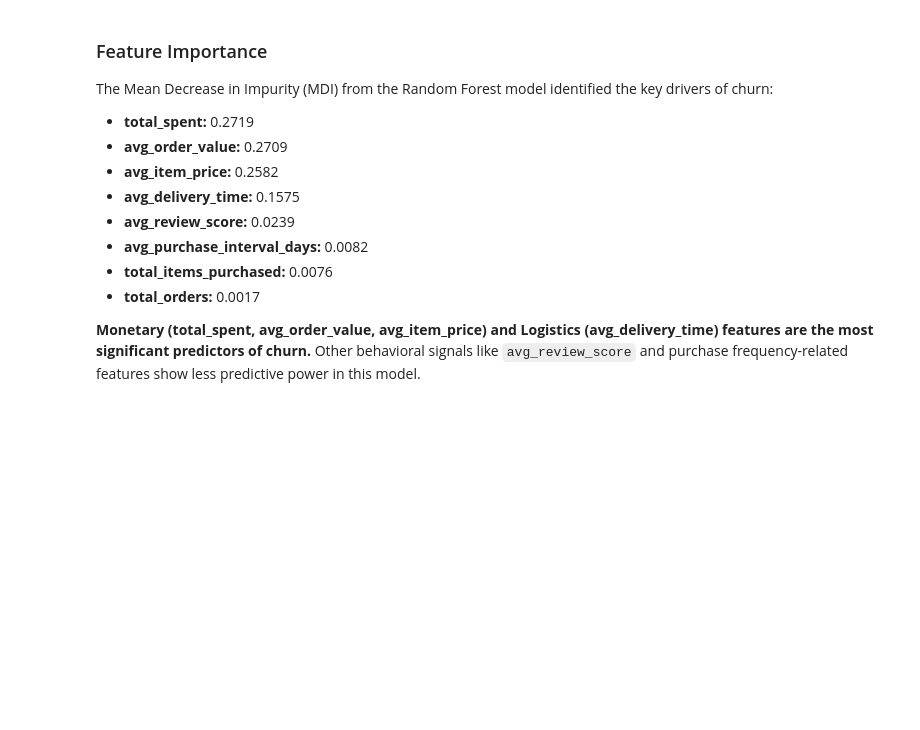
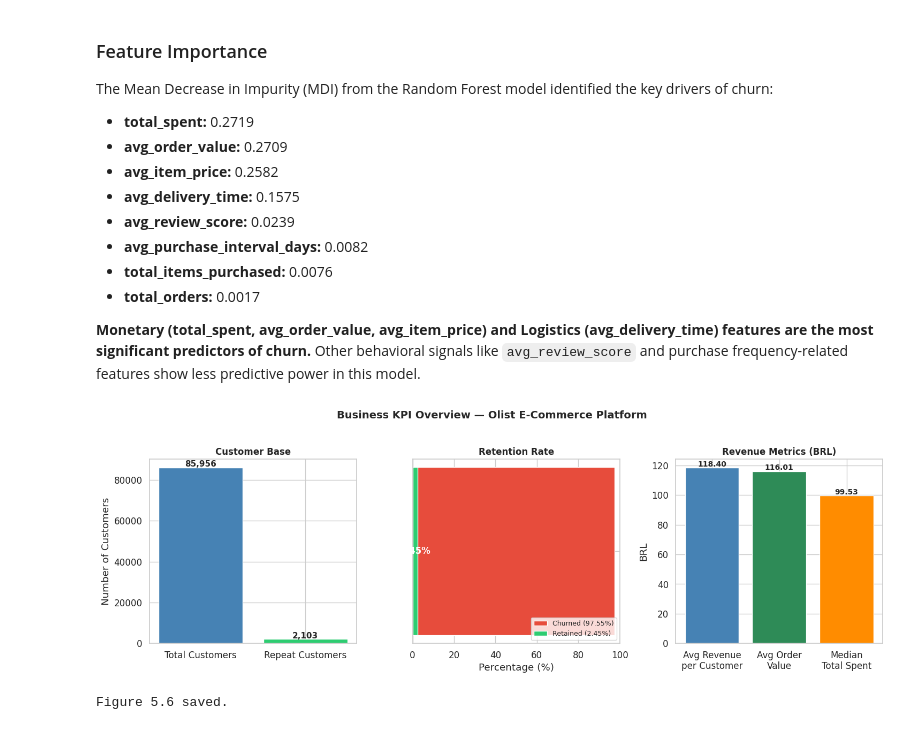
Before and after one commit to lucia-dasku/ecommerce-retention-bi, a Jupyter notebook: Group28_ecommerce_retention_bi.ipynb, the cells around one changed output. Drawn from its saved outputs; the diff is of its cells as text; code cells hidden in the pictures; blank space fills up the shorter version.

```diff
--- a/Group28_ecommerce_retention_bi.ipynb
+++ b/Group28_ecommerce_retention_bi.ipynb
@@ -2031,3 +2072,83 @@ The Mean Decrease in Impurity (MDI) from the Random Forest model identified the
 - **total_orders:** 0.0017
 
 **Monetary (total_spent, avg_order_value, avg_item_price) and Logistics (avg_delivery_time) features are the most significant predictors of churn.** Other behavioral signals like `avg_review_score` and purchase frequency-related features show less predictive power in this model.
+# %%
+# ============================================================
+# STEP 5.6 — KPI Overview Visual Dashboard
+# All values computed dynamically from customer_df
+# ============================================================
+
+import matplotlib.pyplot as plt
+import seaborn as sns
+
+sns.set_theme(style="whitegrid", palette="muted", font_scale=1.1)
+
+# Compute KPIs dynamically
+total_cust   = len(customer_df)
+repeat_cust  = (customer_df['total_orders'] > 1).sum()
+retention    = round(repeat_cust / total_cust * 100, 2)
+not_retained = round(100 - retention, 2)
+avg_revenue  = round(customer_df['total_spent'].mean(), 2)
+avg_order    = round(customer_df['avg_order_value'].mean(), 2)
+med_spent    = round(customer_df['total_spent'].median(), 2)
+
+fig, axes = plt.subplots(1, 3, figsize=(15, 5))
+fig.suptitle(
+    'Business KPI Overview — Olist E-Commerce Platform',
+    fontsize=14, fontweight='bold', y=1.02
+)
+
+# Plot 1 — Customer Base
+categories = ['Total Customers', 'Repeat Customers']
+values     = [total_cust, repeat_cust]
+colors_kpi = ['steelblue', '#2ecc71']
+bars1 = axes[0].bar(categories, values,
+                     color=colors_kpi, edgecolor='white')
+axes[0].set_title('Customer Base', fontsize=12, fontweight='bold')
+axes[0].set_ylabel('Number of Customers')
+for bar, val in zip(bars1, values):
+    axes[0].text(bar.get_x() + bar.get_width() / 2,
+                 bar.get_height() + 500,
+                 f'{val:,}', ha='center',
+                 fontsize=11, fontweight='bold')
+
+# Plot 2 — Retention Rate
+axes[1].barh([''], [not_retained], color='#e74c3c',
+              edgecolor='white',
+              label=f'Churned ({not_retained}%)')
+axes[1].barh([''], [retention], color='#2ecc71',
+              edgecolor='white',
+              label=f'Retained ({retention}%)')
+axes[1].set_xlim(0, 100)
+axes[1].set_title('Retention Rate', fontsize=12, fontweight='bold')
+axes[1].set_xlabel('Percentage (%)')
+axes[1].legend(loc='lower right', fontsize=9)
+axes[1].text(retention / 2, 0, f'{retention}%',
+             ha='center', va='center',
+             fontsize=12, fontweight='bold', color='white')
+
+# Plot 3 — Revenue Metrics
+kpi_labels = ['Avg Revenue\nper Customer',
+               'Avg Order\nValue',
+               'Median\nTotal Spent']
+kpi_values = [avg_revenue, avg_order, med_spent]
+bars3 = axes[2].bar(kpi_labels, kpi_values,
+                     color=['steelblue', 'seagreen', 'darkorange'],
+                     edgecolor='white')
+axes[2].set_title('Revenue Metrics (BRL)',
+                   fontsize=12, fontweight='bold')
+axes[2].set_ylabel('BRL')
+for bar, val in zip(bars3, kpi_values):
+    axes[2].text(bar.get_x() + bar.get_width() / 2,
+                 bar.get_height() + 1,
+                 f'{val:.2f}', ha='center',
+                 fontsize=10, fontweight='bold')
+
+plt.tight_layout()
+plt.savefig('/content/drive/MyDrive/BI_project/eda_kpi_dashboard.png',
+            dpi=150, bbox_inches='tight')
+plt.show()
+print("Figure 5.6 saved.")
+# %% [output]
+[figure, added]
+Figure 5.6 saved.
```
Also changed, not shown: parts of 30 cells of this notebook.
